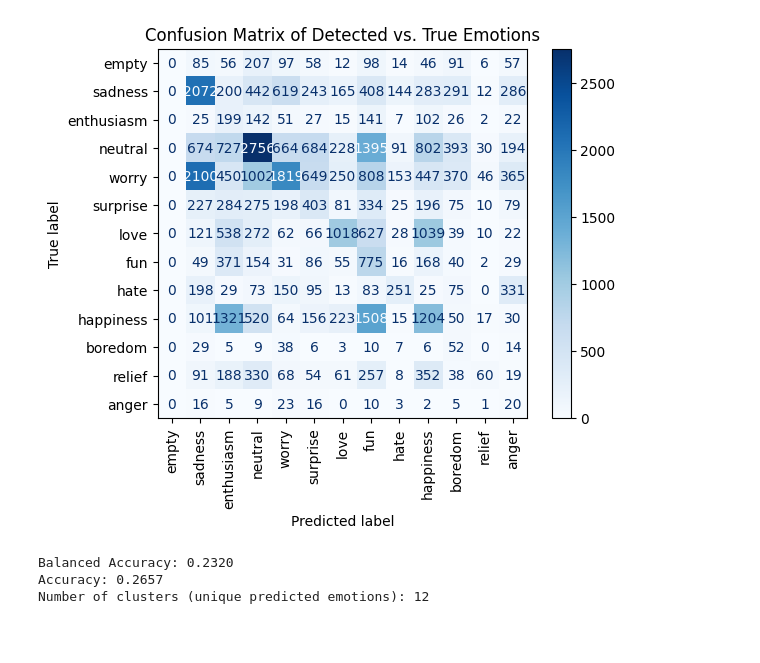
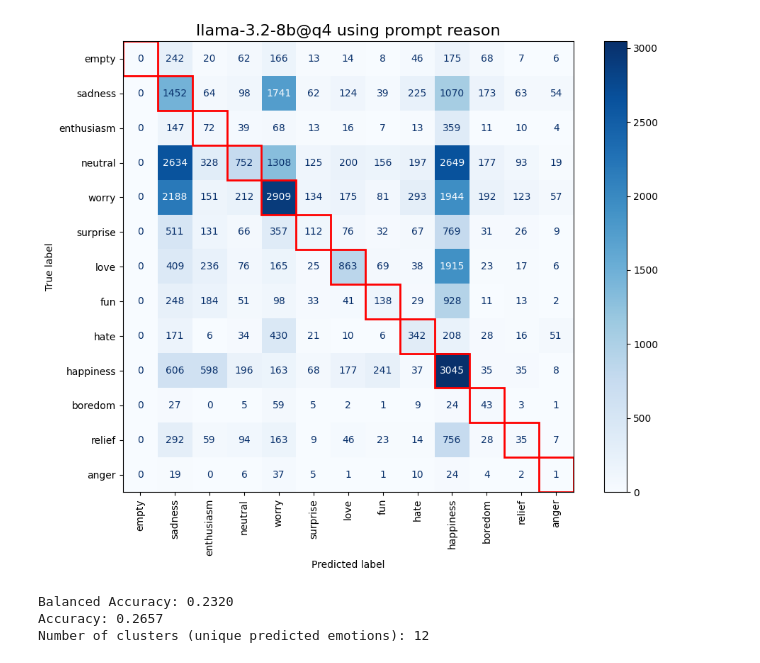
Before and after one commit to AthenaPnevmatikaki/llm_emotion_detection, a Jupyter notebook: scoring.ipynb, the cells around one changed output. Drawn from its saved outputs; the diff is of its cells as text; code cells hidden in the pictures; blank space fills up the shorter version.

```diff
--- a/scoring.ipynb
+++ b/scoring.ipynb
@@ -4,27 +4,35 @@ from sklearn.metrics import confusion_matrix, ConfusionMatrixDisplay, balanced_a
 import matplotlib.pyplot as plt
 # %%
 # Load the CSV file
-filename = "processed_txt_bert-7b@q6.csv"
+filename = "processed_num_llama-3.2-8b@q4.csv"
+model = "llama-3.2-8b@q4"
+prompt = "reason"
 results_file = pd.read_csv(filename)
 
 # Define the ground truth and detected emotion columns
 y_true = results_file["sentiment"]
 y_pred = results_file["Detected Emotion"]
 
 # List of emotions to keep the order consistent
 emotions = ['empty', 'sadness', 'enthusiasm', 'neutral', 'worry', 'surprise',
             'love', 'fun', 'hate', 'happiness', 'boredom', 'relief', 'anger']
 
 # Compute the confusion matrix
 cm = confusion_matrix(y_true, y_pred, labels=emotions)
 
+
 # Display the confusion matrix
+fig, ax = plt.subplots(figsize=(10, 8))  # Create figure and axes
 disp = ConfusionMatrixDisplay(confusion_matrix=cm, display_labels=emotions)
-disp.plot(cmap="Blues", xticks_rotation="vertical")
-plt.title("Confusion Matrix of Detected vs. True Emotions")
+disp.plot(cmap="Blues", xticks_rotation="vertical", ax=ax)  # Plot on the specified axes
+# Highlight the diagonal
+for i in range(len(emotions)):  # Loop through the diagonal
+    ax.add_patch(plt.Rectangle((i - 0.5, i - 0.5), 1, 1, edgecolor="red", fill=False, lw=2))
+plt.title(f"{model} using prompt {prompt}", fontsize=16)
+plt.tight_layout()
 plt.show()
 # %% [output]
-[figure, old version]
+[figure, new version]
 # %%
 # Compute the balanced accuracy
 balanced_acc = balanced_accuracy_score(y_true, y_pred)
```
Also changed, not shown: 51 other files.
